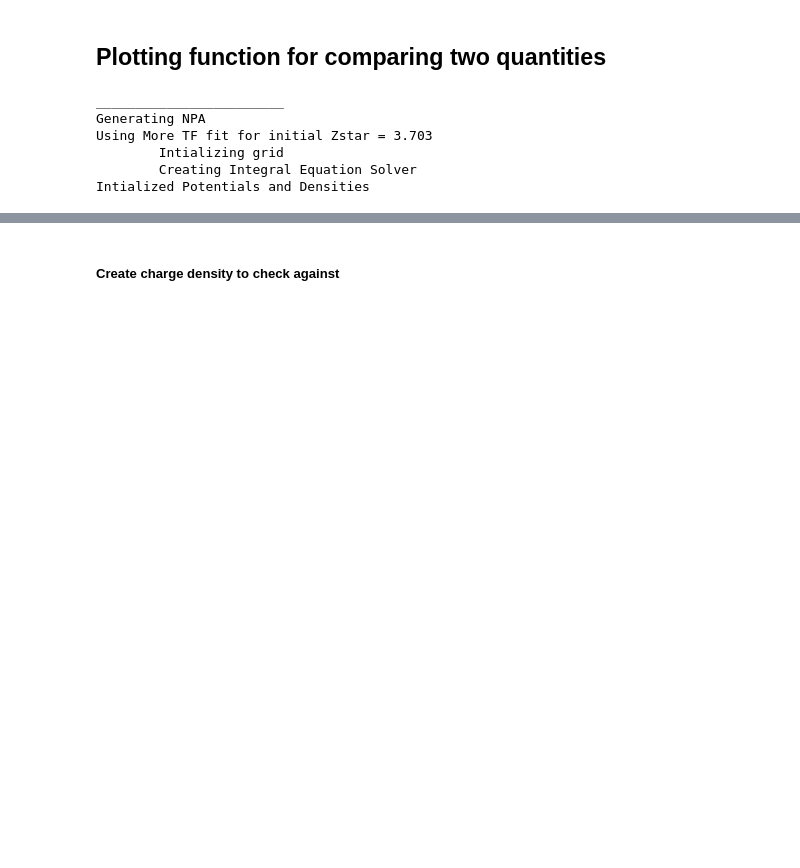
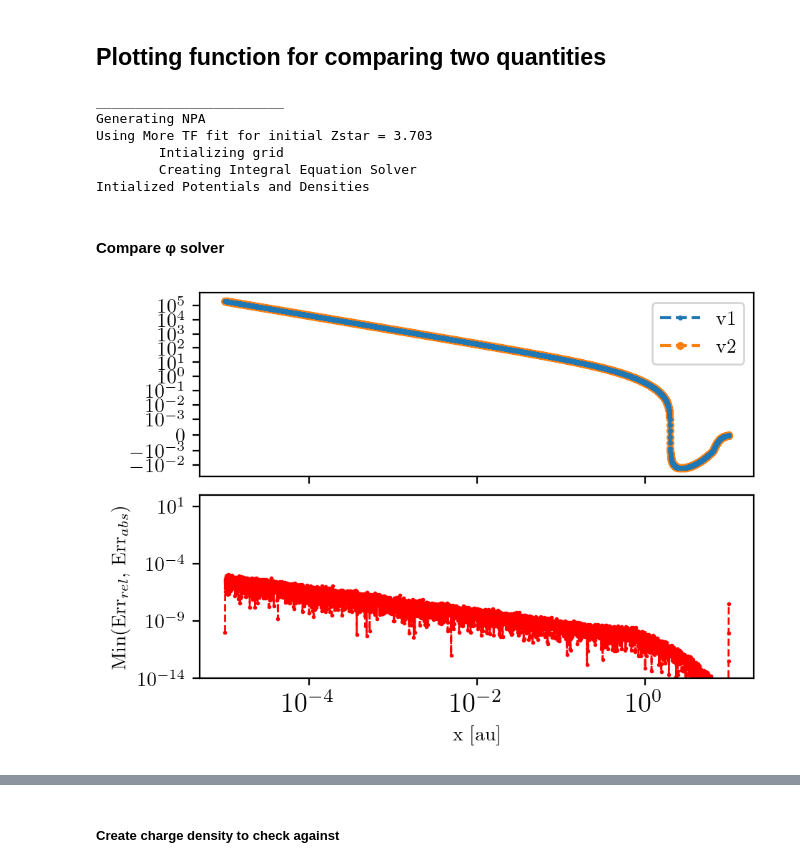
Before and after one commit to ZachAJohnson/OFAA, a Jupyter notebook: jupyter/Testing/Numerical_Diff_and_Int_Check.ipynb, the cells around one changed output, grey strips where cells are left out. Cells and saved outputs as stored; diff of their text form; code cells hidden in the pictures; blank space fills up the shorter version.

```diff
--- a/jupyter/Testing/Numerical_Diff_and_Int_Check.ipynb
+++ b/jupyter/Testing/Numerical_Diff_and_Int_Check.ipynb
@@ -63,7 +63,7 @@ rmin = rs/1000
 ignore_vxc = True
 fixed_Zstar = False
 
-npa_kwargs = {'initialize':True, 'gradient_correction':None,'μ_init' : 0.158, 'Zstar_init' : 'More', 'rmin':1e-3 ,'Npoints':1000,
+npa_kwargs = {'initialize':True, 'gradient_correction':None,'μ_init' : 0.158, 'Zstar_init' : 'More', 'rmin':1e-5 ,'Npoints':5000,
               'name':name,'ignore_vxc':ignore_vxc, 'fixed_Zstar':fixed_Zstar, 'iet_R_over_rs':R/rs, 'iet_N_bins':10000, 'use_full_ne_for_nf':False,
              'gii_init_type': 'step', 'grid_spacing':'geometric'}
 # %% [markdown]
@@ -81,10 +81,10 @@ def compare_over_grid(v1, v2):
     axs[0].legend()  # Add legend to the plot
 
     # Calculating relative error and plotting on the second subplot
-    relative_error = np.abs(2*(v1 - v2))# / v2 )
+    relative_error = np.min( [np.abs((v1 - v2) / v2) , np.abs((v1 - v2))] , axis=0)
     axs[1].plot(npa.grid.xs, relative_error, '--.', color='red', markersize=2, linewidth=1)
     axs[1].set_yscale('log')  # Set y-axis to log scale
-    axs[1].set_ylabel('Absolute Error')  # Label y-axis
+    axs[1].set_ylabel(r'Min(Err$_{rel}$, Err$_{abs}$)')  # Label y-axis
     axs[1].set_ylim(1e-14, 100)
 
     # Set common labels and title
@@ -92,7 +92,7 @@ def compare_over_grid(v1, v2):
     plt.subplots_adjust(hspace=0.1)  # Adjust the space between plots
     plt.show()
 # %%
-npa_kwargs.update({'N_stencil_oneside':2})
+npa_kwargs.update({'N_stencil_oneside':3})
 npa = NPA(Z, A, Ti_AU, Te_AU, rs, R, **npa_kwargs)
 # %% [output]
 ________________________
@@ -101,3 +101,15 @@ Using More TF fit for initial Zstar = 3.703
         Intializing grid
         Creating Integral Equation Solver
 Intialized Potentials and Densities
+# %% [markdown]
+#### Compare φ solver
+# %%
+λ = 1
+φ = 1/λ * np.exp(-npa.grid.xs/λ)
+ρ = 1/(4*π ) * 1/λ**3 * (2*λ/npa.grid.xs -1)*np.exp(-npa.grid.xs/λ)
+Q_at_r = lambda r: 1/λ**2 * r**2 * np.exp(-r/λ)
+E_at_r = lambda r: 1/λ**2 * np.exp(-r/λ)
+# %%
+compare_over_grid( -npa.grid.A_laplace.dot(φ) , 4*π*ρ  )
+# %% [output]
+[figure, added]
```
Also changed, not shown: parts of 12 cells of this notebook, 46 other files.
